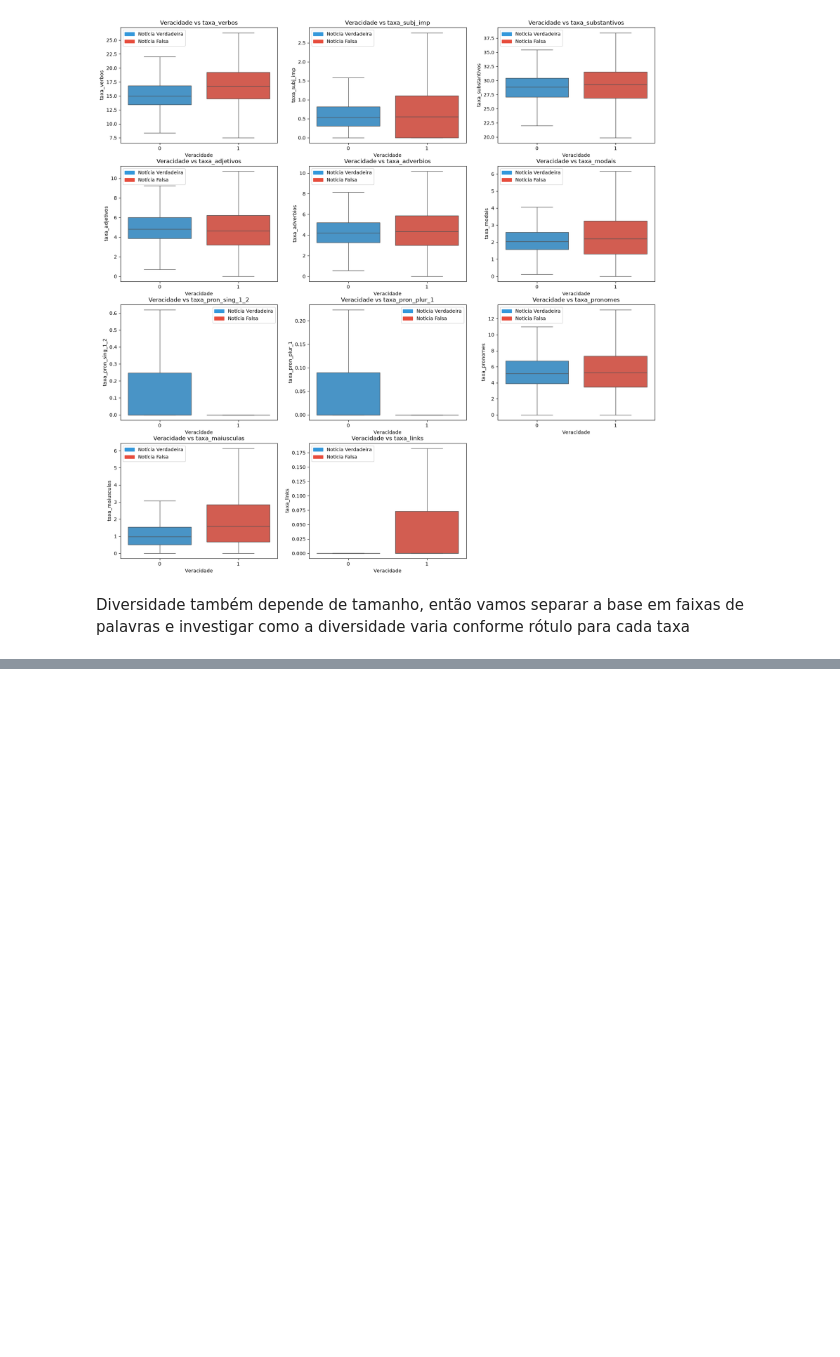
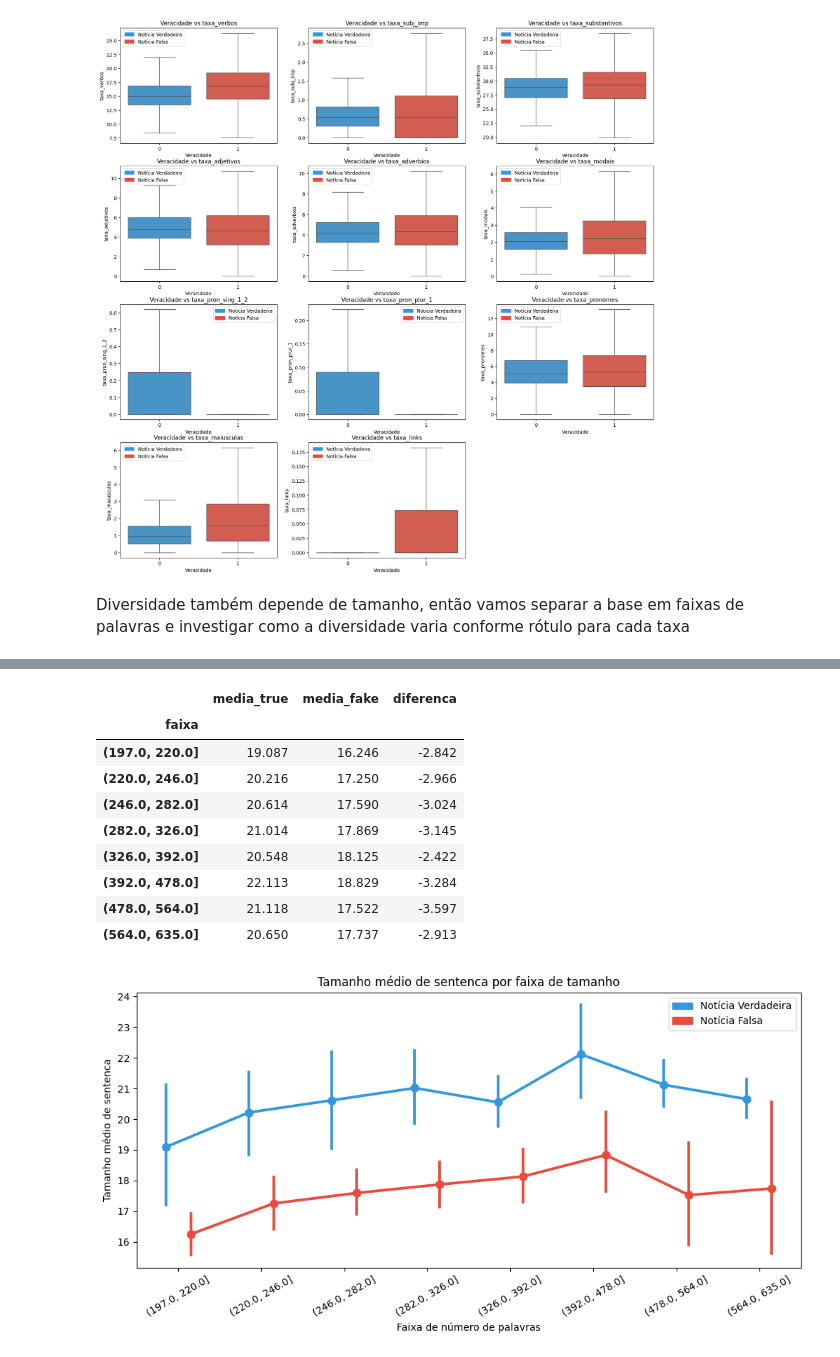
Before and after one commit to teto1034/fake-news-classifier, a Jupyter notebook: notebooks/02_analise_exploratoria_de_dados.ipynb, the cells around one changed output, grey strips where cells are left out. Cells and saved outputs as stored; diff of their text form; code cells hidden in the pictures; blank space fills up the shorter version.

```diff
--- a/notebooks/02_analise_exploratoria_de_dados.ipynb
+++ b/notebooks/02_analise_exploratoria_de_dados.ipynb
@@ -235,0 +243,29 @@ plt.show()
+# %%
+# intervalo de tamanho onde existem textos das duas classes
+tabela = comum.pivot_table(index="faixa", columns="rotulo", values="tam_medio_sentenca",
+                           aggfunc="mean", observed=True)
+tabela.columns = ["media_true", "media_fake"]  # 0 = verdadeira, 1 = falsa
+tabela["diferenca"] = tabela["media_fake"] - tabela["media_true"]
+display(tabela.round(3))
+
+fig, ax = plt.subplots(figsize=(12, 5))
+sns.pointplot(data=comum, x="faixa", y="tam_medio_sentenca", hue="rotulo",
+              palette=palette, errorbar=("ci", 95), dodge=0.3, ax=ax)
+ax.legend(handles=custom_handles, frameon=True)
+ax.set_xlabel("Faixa de número de palavras")
+ax.set_ylabel("Tamanho médio de sentenca")
+ax.set_title("Tamanho médio de sentenca por faixa de tamanho")
+plt.xticks(rotation=30)
+plt.show()
+# %% [output]
+|  | media_true | media_fake | diferenca |
+| faixa |  |  |  |
+| (197.0, 220.0] | 19.087 | 16.246 | -2.842 |
+| (220.0, 246.0] | 20.216 | 17.250 | -2.966 |
+| (246.0, 282.0] | 20.614 | 17.590 | -3.024 |
+| (282.0, 326.0] | 21.014 | 17.869 | -3.145 |
+| (326.0, 392.0] | 20.548 | 18.125 | -2.422 |
+| (392.0, 478.0] | 22.113 | 18.829 | -3.284 |
+| (478.0, 564.0] | 21.118 | 17.522 | -3.597 |
+| (564.0, 635.0] | 20.650 | 17.737 | -2.913 |
+[figure, added]
```
Also changed, not shown: parts of 3 cells of this notebook.
